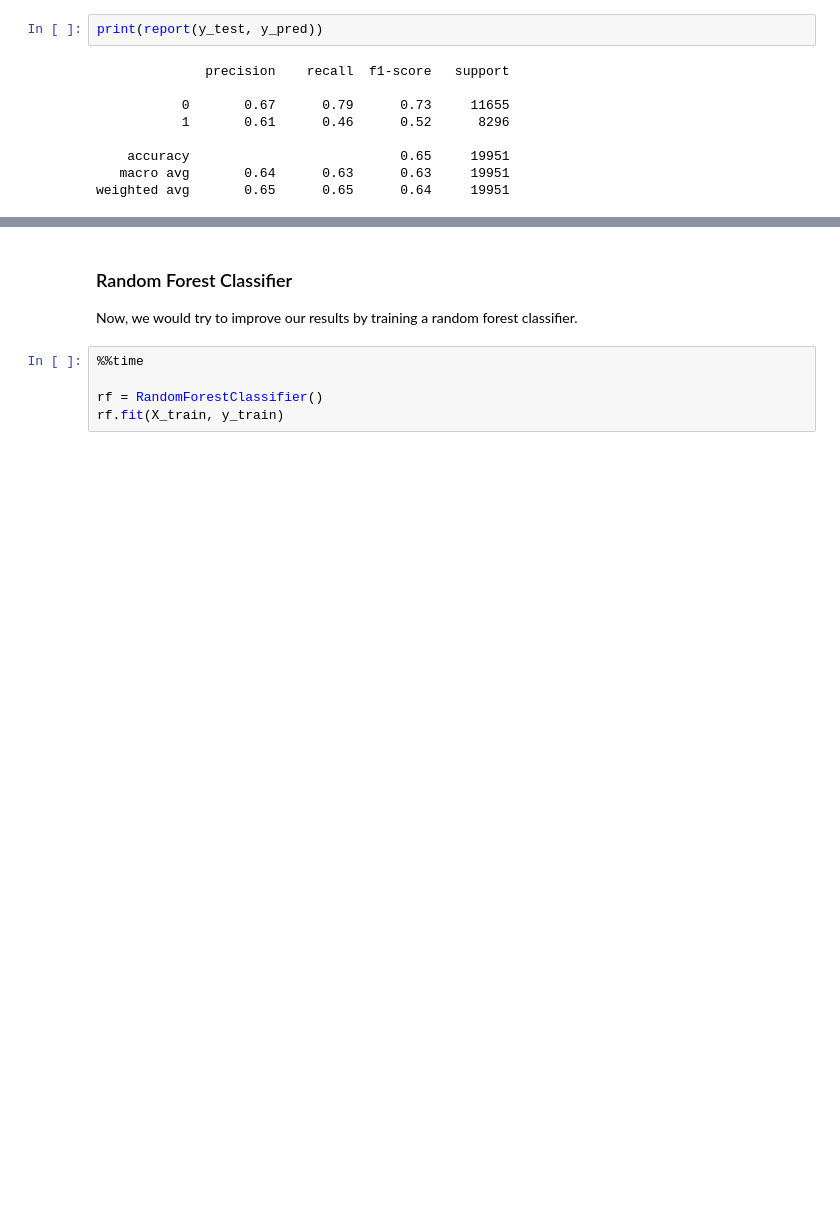
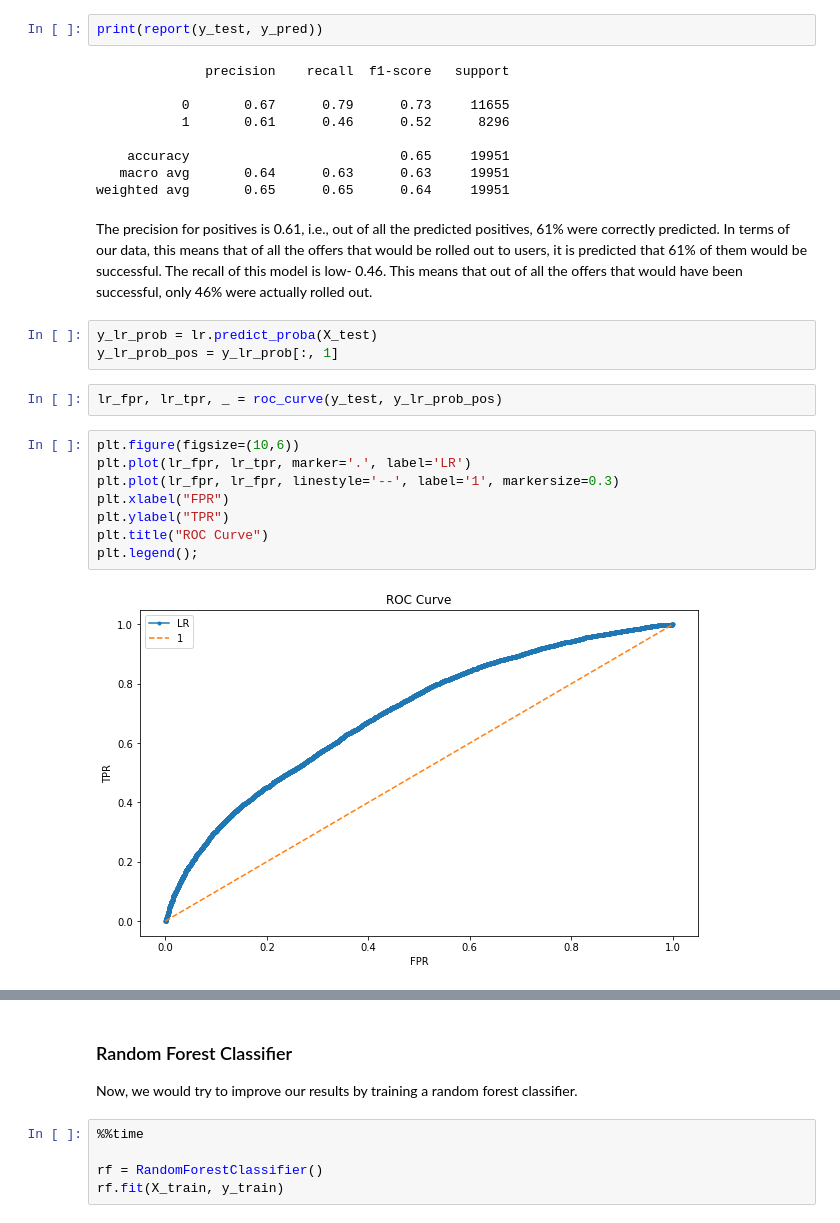
Before and after one commit to singhabhyuday01/starbucks-project, a Jupyter notebook: Starbucks-Project.ipynb, the cells around one changed output, grey strips where cells are left out. Drawn from its saved outputs; the diff is of its cells as text; blank space fills up the shorter version.

```diff
--- a/Starbucks-Project.ipynb
+++ b/Starbucks-Project.ipynb
@@ -1605,3 +1609,20 @@ print(report(y_test, y_pred))
     accuracy                           0.65     19951
    macro avg       0.64      0.63      0.63     19951
 weighted avg       0.65      0.65      0.64     19951
+# %% [markdown]
+The precision for positives is 0.61, i.e., out of all the predicted positives, 61% were correctly predicted. In terms of our data, this means that of all the offers that would be rolled out to users, it is predicted that 61% of them would be successful. The recall of this model is low- 0.46. This means that out of all the offers that would have been successful, only 46% were actually rolled out.
+# %%
+y_lr_prob = lr.predict_proba(X_test)
+y_lr_prob_pos = y_lr_prob[:, 1]
+# %%
+lr_fpr, lr_tpr, _ = roc_curve(y_test, y_lr_prob_pos)
+# %%
+plt.figure(figsize=(10,6))
+plt.plot(lr_fpr, lr_tpr, marker='.', label='LR')
+plt.plot(lr_fpr, lr_fpr, linestyle='--', label='1', markersize=0.3)
+plt.xlabel("FPR")
+plt.ylabel("TPR")
+plt.title("ROC Curve")
+plt.legend();
+# %% [output]
+[figure, added]
```
Also changed, not shown: parts of 28 cells of this notebook, 1 other file.
